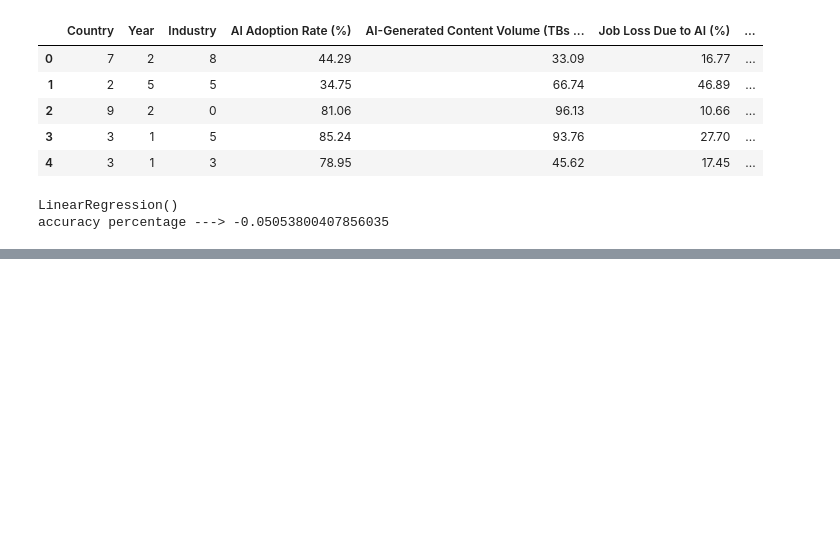
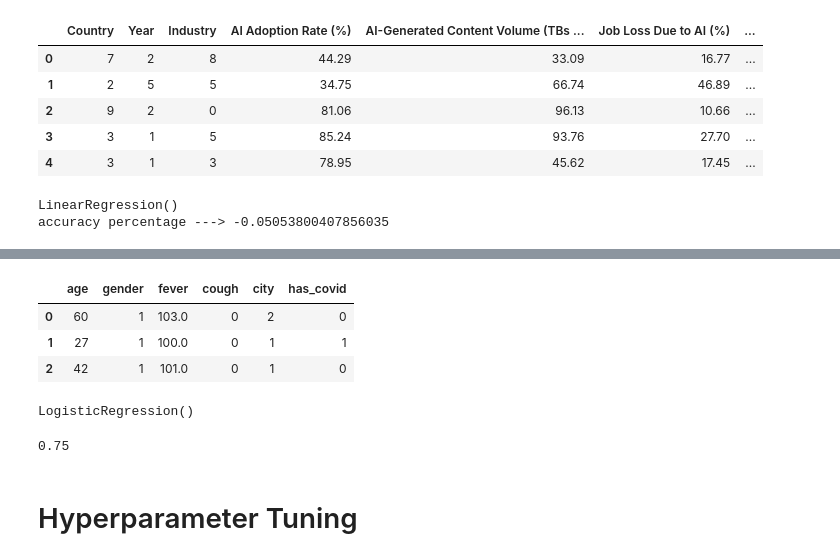
Before and after one commit to ashutosh414/Python-from-beginning, a Jupyter notebook: Day045_MachineLearning.ipynb, the cells around one changed output, grey strips where cells are left out. Drawn from its saved outputs; the diff is of its cells as text; code cells hidden in the pictures; blank space fills up the shorter version.

```diff
--- a/Day045_MachineLearning.ipynb
+++ b/Day045_MachineLearning.ipynb
@@ -292,0 +310,3 @@ accuracy percentage ---> -0.05053800407856035
+# %%
+df=pd.read_csv('Day028_Sample_data_covid_toy.csv')
+df.head()
@@ -292,0 +330,4 @@ accuracy percentage ---> -0.05053800407856035
+# %%
+from sklearn.impute import SimpleImputer
+si=SimpleImputer()
+df['fever']=si.fit_transform(df[['fever']])
@@ -292,0 +344,14 @@ accuracy percentage ---> -0.05053800407856035
+# %%
+from sklearn.preprocessing import LabelEncoder
+lb=LabelEncoder()
+df['gender']=lb.fit_transform(df['gender'])
+df['cough']=lb.fit_transform(df['cough'])
+df['city']=lb.fit_transform(df['city'])
+df['has_covid']=lb.fit_transform(df['has_covid'])
+# %%
+df.head(3)
+# %% [output]
+|  | age | gender | fever | cough | city | has_covid |
+| 0 | 60 | 1 | 103.0 | 0 | 2 | 0 |
+| 1 | 27 | 1 | 100.0 | 0 | 1 | 1 |
+| 2 | 42 | 1 | 101.0 | 0 | 1 | 0 |
@@ -292,0 +363,6 @@ accuracy percentage ---> -0.05053800407856035
+# %%
+from sklearn.linear_model import LogisticRegression
+lr=LogisticRegression()
+lr.fit(x_train, y_train)
+# %% [output]
+LogisticRegression()
@@ -292,0 +371,7 @@ accuracy percentage ---> -0.05053800407856035
+# %%
+from sklearn.metrics import accuracy_score
+accuracy_score(y_test,y_preidict)
+# %% [output]
+0.75
+# %% [markdown]
+# Hyperparameter Tuning
```
Also changed, not shown: parts of 34 cells of this notebook, 1 other file.
